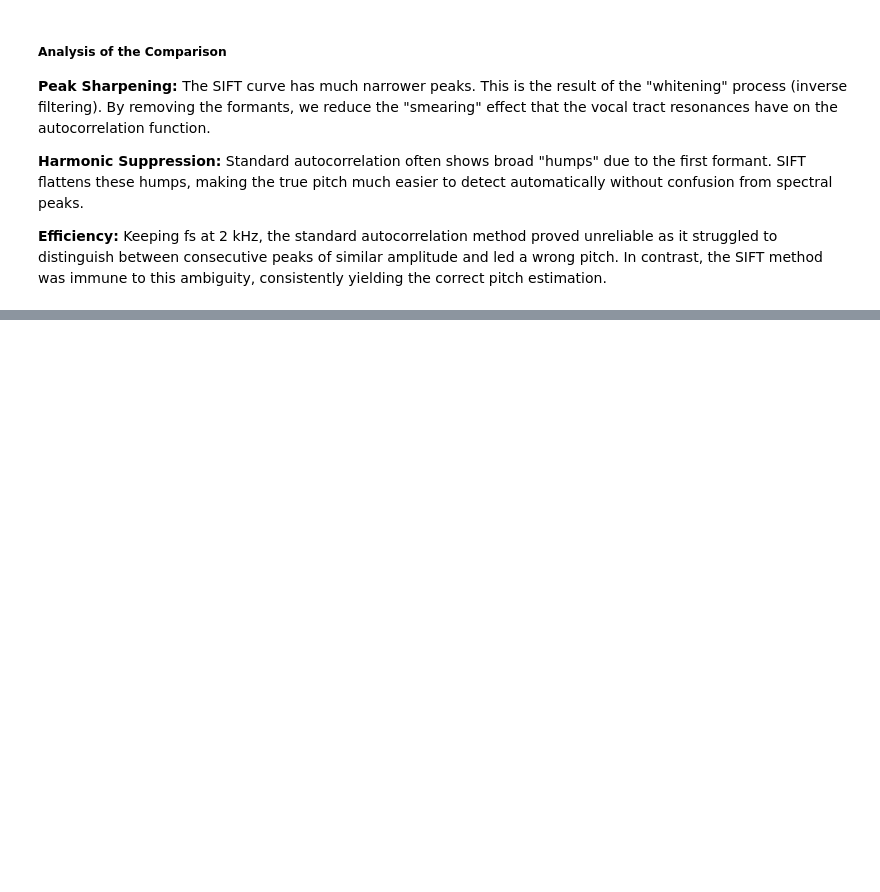
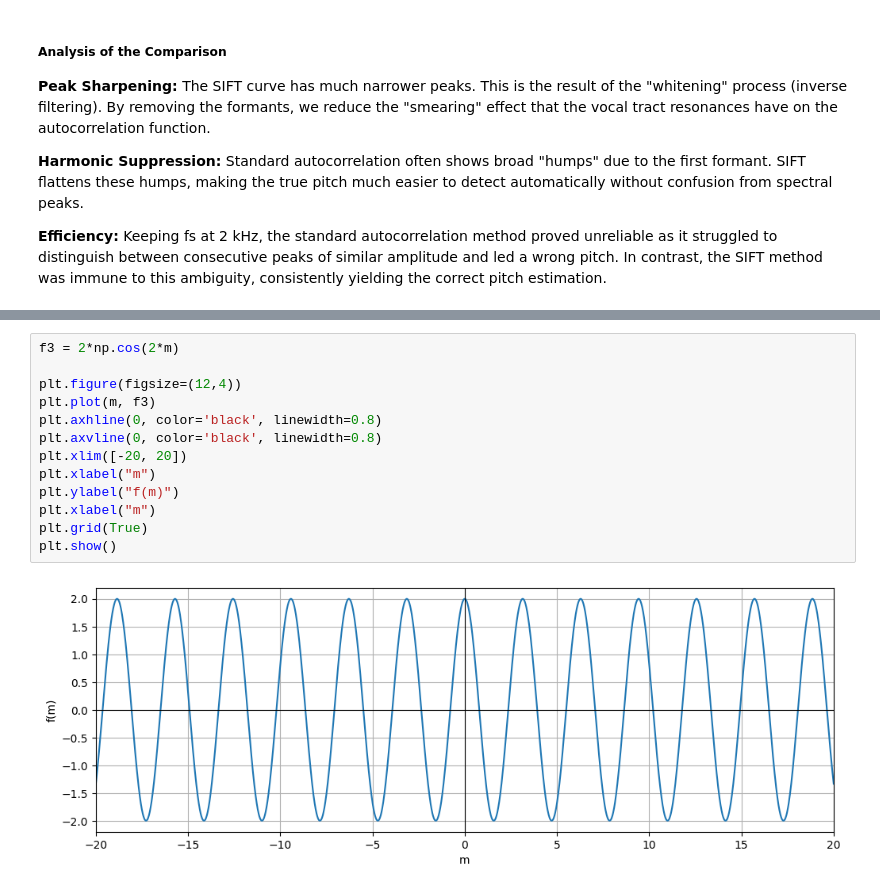
Before and after one commit to joaocolombari/PSI5123_problem_set, a Jupyter notebook: main.ipynb, the cells around one changed output, grey strips where cells are left out. Drawn from its saved outputs; the diff is of its cells as text; blank space fills up the shorter version.

```diff
--- a/main.ipynb
+++ b/main.ipynb
@@ -635,0 +724,15 @@ plt.show()
+# %%
+f3 = 2*np.cos(2*m)
+
+plt.figure(figsize=(12,4))
+plt.plot(m, f3)
+plt.axhline(0, color='black', linewidth=0.8)
+plt.axvline(0, color='black', linewidth=0.8)
+plt.xlim([-20, 20])
+plt.xlabel("m")
+plt.ylabel("f(m)")
+plt.xlabel("m")
+plt.grid(True)
+plt.show()
+# %% [output]
+[figure, added]
```
Also changed, not shown: parts of 20 cells of this notebook, 4 other files.
